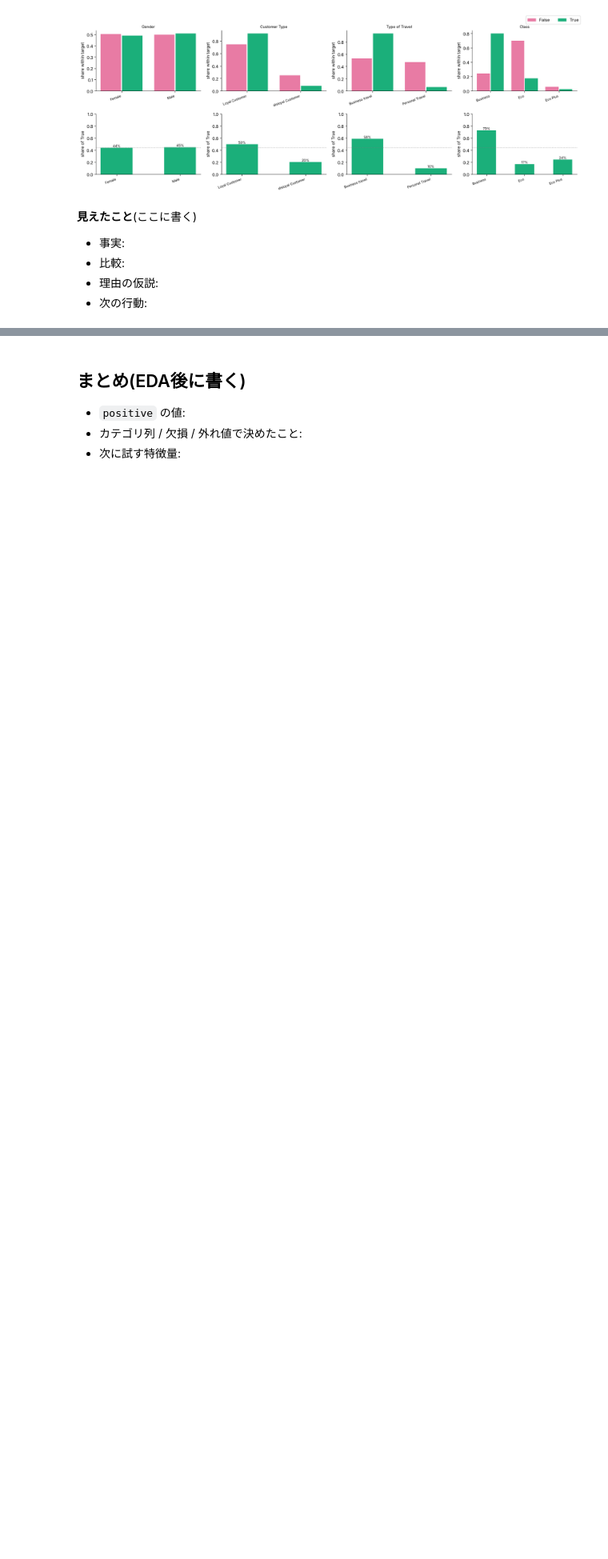
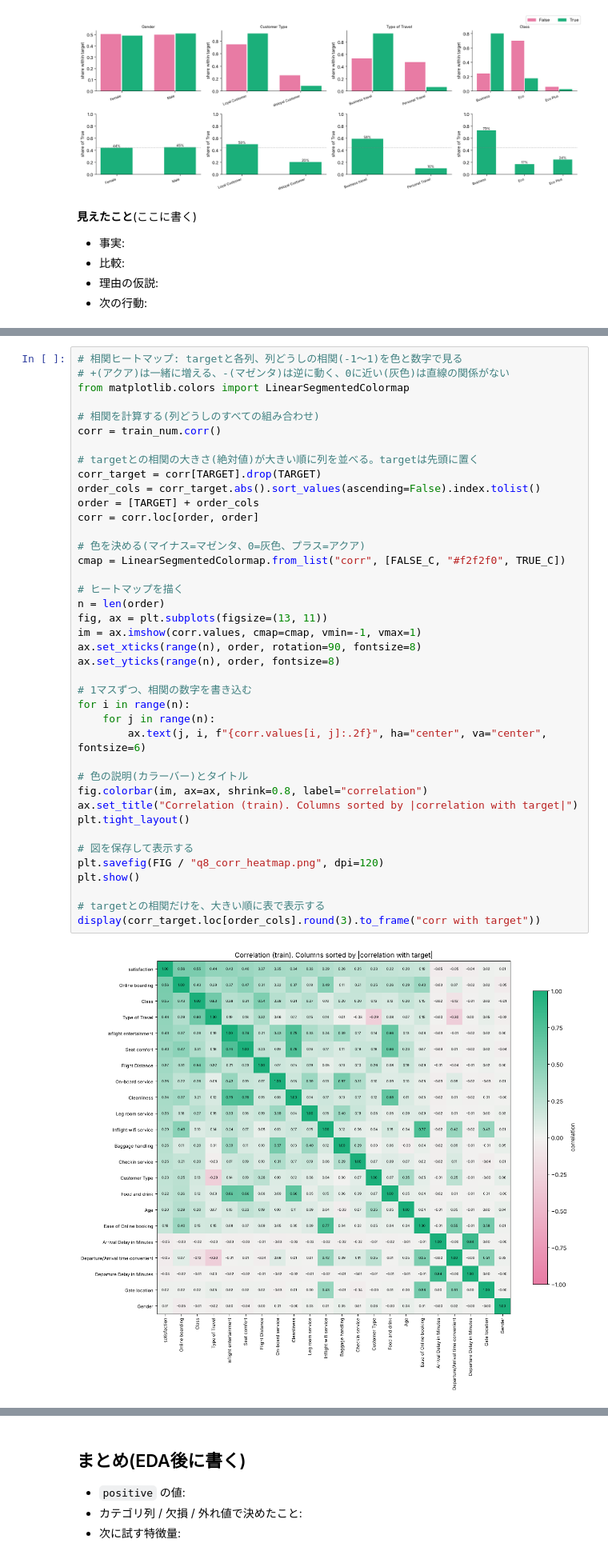
Before and after one commit to mika-42261/2610playground, a Jupyter notebook: 01_eda.ipynb, the cells around one changed output, grey strips where cells are left out. Shown at 80% size. Cells and saved outputs as stored; diff of their text form; blank space fills up the shorter version.

```diff
--- a/01_eda.ipynb
+++ b/01_eda.ipynb
@@ -709,0 +758,42 @@ plt.show()
+# %%
+# 相関ヒートマップ: targetと各列、列どうしの相関(-1〜1)を色と数字で見る
+# +(アクア)は一緒に増える、-(マゼンタ)は逆に動く、0に近い(灰色)は直線の関係がない
+from matplotlib.colors import LinearSegmentedColormap
+
+# 相関を計算する(列どうしのすべての組み合わせ)
+corr = train_num.corr()
+
+# targetとの相関の大きさ(絶対値)が大きい順に列を並べる。targetは先頭に置く
+corr_target = corr[TARGET].drop(TARGET)
+order_cols = corr_target.abs().sort_values(ascending=False).index.tolist()
+order = [TARGET] + order_cols
+corr = corr.loc[order, order]
+
+# 色を決める(マイナス=マゼンタ、0=灰色、プラス=アクア)
+cmap = LinearSegmentedColormap.from_list("corr", [FALSE_C, "#f2f2f0", TRUE_C])
+
+# ヒートマップを描く
+n = len(order)
+fig, ax = plt.subplots(figsize=(13, 11))
+im = ax.imshow(corr.values, cmap=cmap, vmin=-1, vmax=1)
+ax.set_xticks(range(n), order, rotation=90, fontsize=8)
+ax.set_yticks(range(n), order, fontsize=8)
+
+# 1マスずつ、相関の数字を書き込む
+for i in range(n):
+    for j in range(n):
+        ax.text(j, i, f"{corr.values[i, j]:.2f}", ha="center", va="center", fontsize=6)
+
+# 色の説明(カラーバー)とタイトル
+fig.colorbar(im, ax=ax, shrink=0.8, label="correlation")
+ax.set_title("Correlation (train). Columns sorted by |correlation with target|")
+plt.tight_layout()
+
+# 図を保存して表示する
+plt.savefig(FIG / "q8_corr_heatmap.png", dpi=120)
+plt.show()
+
+# targetとの相関だけを、大きい順に表で表示する
+display(corr_target.loc[order_cols].round(3).to_frame("corr with target"))
+# %% [output]
+[figure, added]
```
Also changed, not shown: parts of 4 cells of this notebook, 1 other file.
